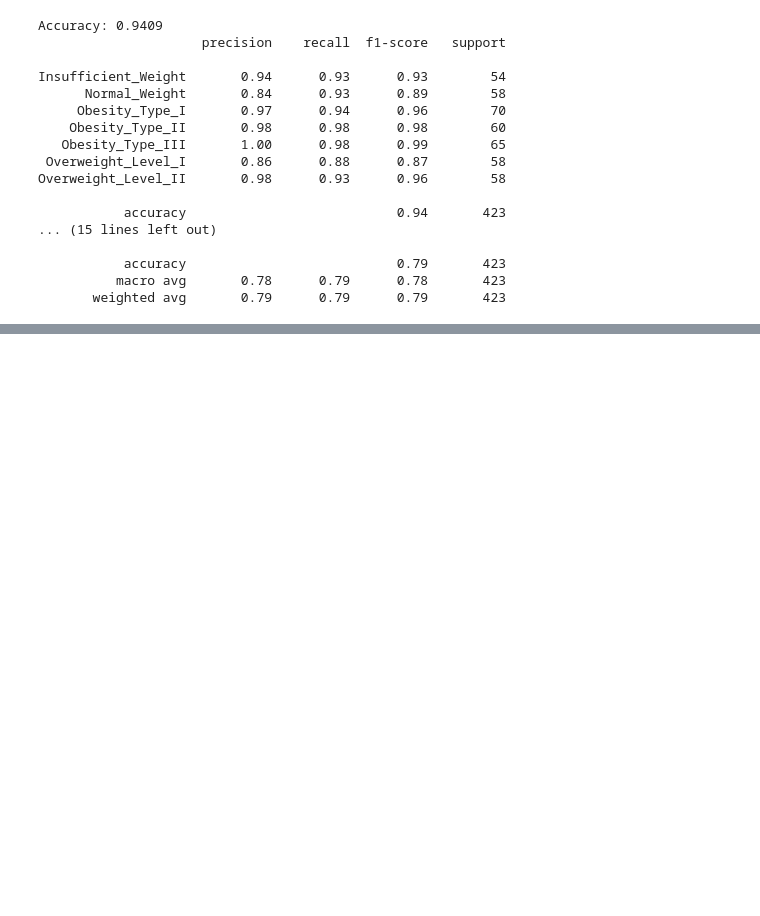
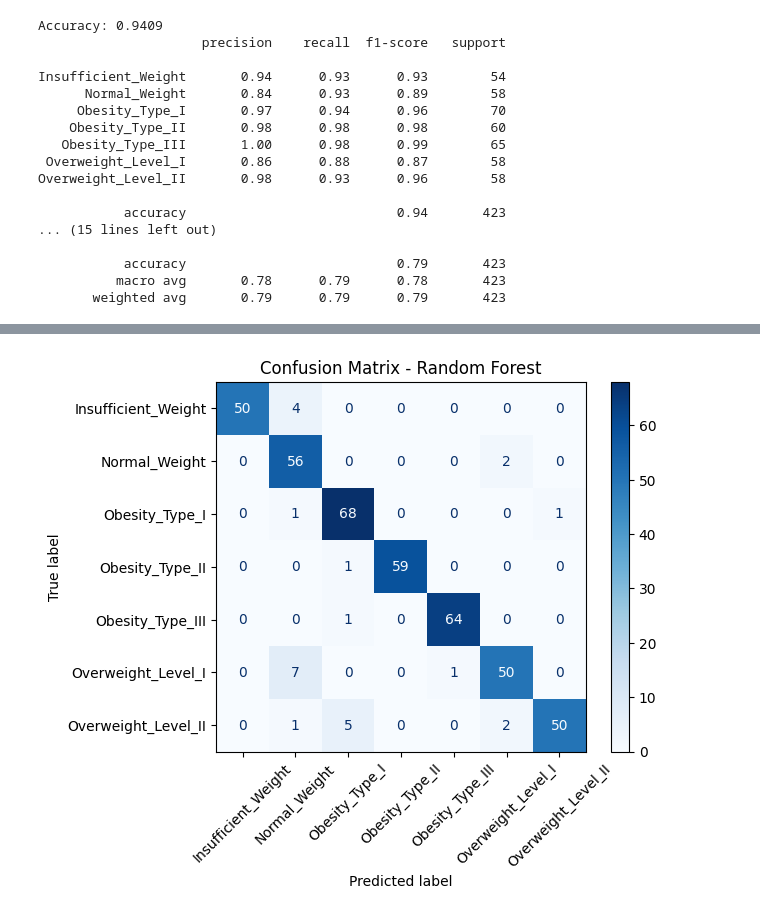
Before and after one commit to Syd001978/CAPSTONE-BengkelKoding-a112214247, a Jupyter notebook: Preprocessing_Capstone.ipynb, the cells around one changed output, grey strips where cells are left out. Cells and saved outputs as stored; diff of their text form; code cells hidden in the pictures; blank space fills up the shorter version.

```diff
--- a/Preprocessing_Capstone.ipynb
+++ b/Preprocessing_Capstone.ipynb
@@ -373,0 +499,20 @@ Overweight_Level_II       0.98      0.93      0.96        58
+# %%
+#Random forest
+
+from sklearn.model_selection import RandomizedSearchCV
+from scipy.stats import randint
+
+param_rf = {
+    'n_estimators': randint(100, 300),
+    'max_depth': [None, 10, 20, 30],
+    'min_samples_split': [2, 5, 10],
+    'min_samples_leaf': [1, 2, 4]
+}
+
+grid_rf = RandomizedSearchCV(RandomForestClassifier(random_state=42), param_rf,
+                             n_iter=20, cv=5, scoring='accuracy', n_jobs=-1, verbose=1, random_state=42)
+grid_rf.fit(X_train_res, y_train_res)
+
+print("Best Params (RF):", grid_rf.best_params_)
+y_pred_rf = grid_rf.best_estimator_.predict(X_test)
+print(classification_report(le_target.inverse_transform(y_test), le_target.inverse_transform(y_pred_rf)))
@@ -373,0 +535,13 @@ Overweight_Level_II       0.98      0.93      0.96        58
+# %%
+# Random Forest
+model_rf = RandomForestClassifier(random_state=42)
+model_rf.fit(X_train_res, y_train_res)
+y_pred_rf = model_rf.predict(X_test)
+
+cm_rf = confusion_matrix(le_target.inverse_transform(y_test), le_target.inverse_transform(y_pred_rf), labels=le_target.classes_)
+disp_rf = ConfusionMatrixDisplay(confusion_matrix=cm_rf, display_labels=le_target.classes_)
+disp_rf.plot(cmap="Blues", xticks_rotation=45)
+plt.title("Confusion Matrix - Random Forest")
+plt.show()
+# %% [output]
+[figure, added]
```
Also changed, not shown: parts of 14 cells of this notebook.
